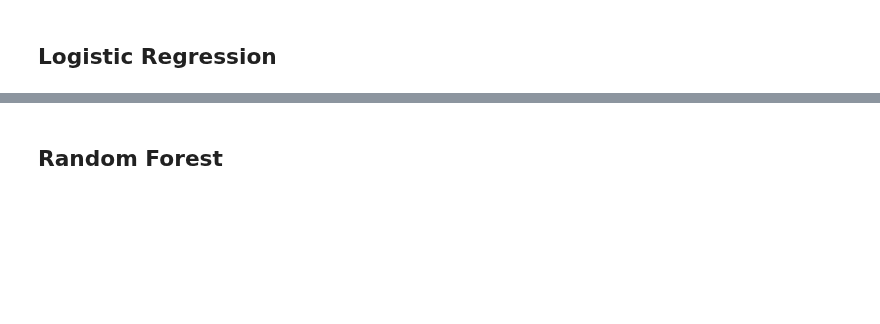
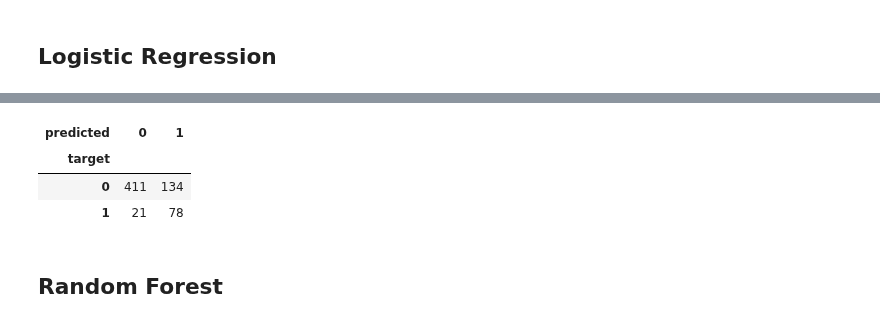
Before and after one commit to zivkovicbogdana/breast-cancer-prediction, a Jupyter notebook: analysis.ipynb, the cells around one changed output, grey strips where cells are left out. Cells and saved outputs as stored; diff of their text form; code cells hidden in the pictures; blank space fills up the shorter version.

```diff
--- a/analysis.ipynb
+++ b/analysis.ipynb
@@ -307,3 +337,11 @@ c value of the first row: 0.1
+# %%
+# Confusion matrix
+confusion(y_val, y_pred_logreg)
+# %% [output]
+| predicted | 0 | 1 |
+| target |  |  |
+| 0 | 411 | 134 |
+| 1 | 21 | 78 |
 # %% [markdown]
 ## Random Forest
 # %%
```
Also changed, not shown: parts of 17 cells of this notebook.
